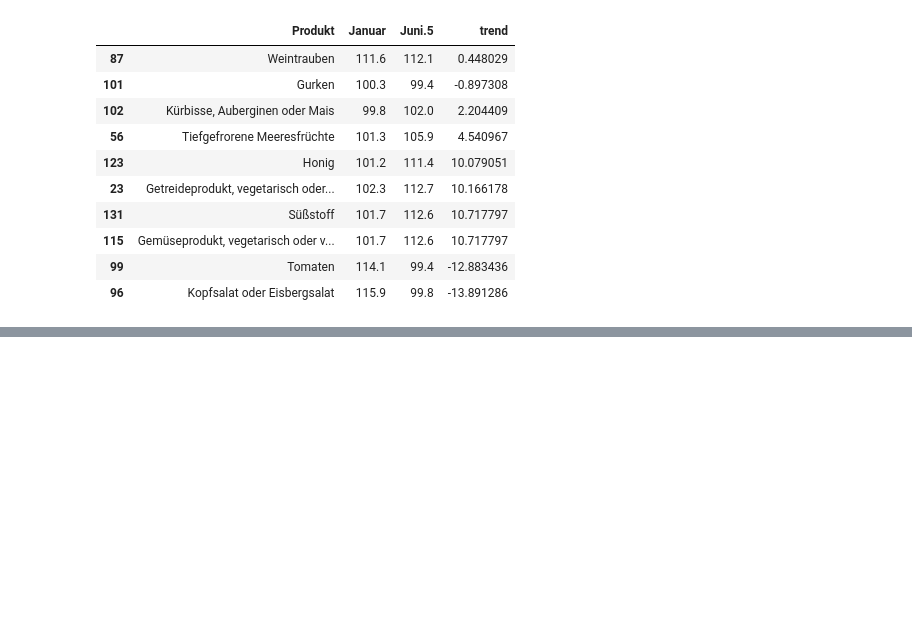
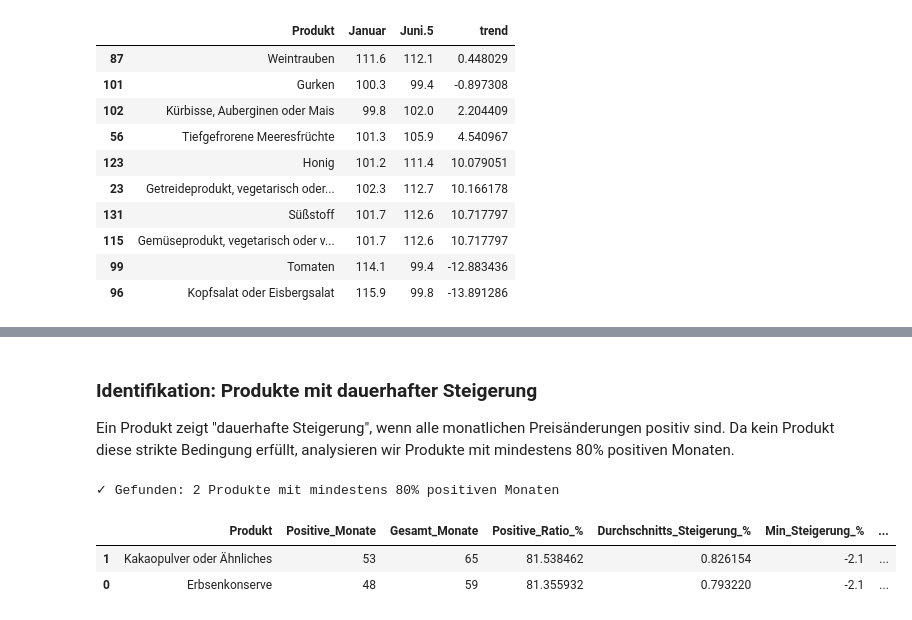
Before and after one commit to radtkedominique/WDS24A_Sem4_Nakou, a Jupyter notebook: EDA.ipynb, the cells around one changed output, grey strips where cells are left out. Cells and saved outputs as stored; diff of their text form; code cells hidden in the pictures; blank space fills up the shorter version.

```diff
--- a/EDA.ipynb
+++ b/EDA.ipynb
@@ -230,0 +270,45 @@ stabilste10
+# %% [markdown]
+### Identifikation: Produkte mit dauerhafter Steigerung
+Ein Produkt zeigt "dauerhafte Steigerung", wenn alle monatlichen Preisänderungen positiv sind.
+Da kein Produkt diese strikte Bedingung erfüllt, analysieren wir Produkte mit mindestens 80% positiven Monaten.
+# %%
+# Produkte mit mindestens 80% positiven Monatswerten finden
+dauerhafte_steigerungen = []
+
+for idx, row in trend_vormonat_df.iterrows():
+    produkt = row['Produkt']
+    if pd.isna(produkt):
+        continue
+
+    # Alle Monatswerte für dieses Produkt
+    werte = row[month_columns]
+
+    # Zähle gültige und positive Werte
+    valid_values = werte.dropna()
+    positive_count = (werte > 0).sum()
+
+    if len(valid_values) > 0:
+        positive_ratio = positive_count / len(valid_values)
+
+        # Kriterium: Mindestens 80% positive Monate
+        if positive_ratio >= 0.8:
+            dauerhafte_steigerungen.append({
+                'Produkt': produkt,
+                'Positive_Monate': positive_count,
+                'Gesamt_Monate': len(valid_values),
+                'Positive_Ratio_%': positive_ratio * 100,
+                'Durchschnitts_Steigerung_%': valid_values.mean(),
+                'Min_Steigerung_%': valid_values.min(),
+                'Max_Steigerung_%': valid_values.max()
+            })
+
+
+dauerhafte_df = pd.DataFrame(dauerhafte_steigerungen).sort_values('Durchschnitts_Steigerung_%', ascending=False)
+
+print(f"✓ Gefunden: {len(dauerhafte_df)} Produkte mit mindestens 80% positiven Monaten\n")
+dauerhafte_df
+# %% [output]
+✓ Gefunden: 2 Produkte mit mindestens 80% positiven Monaten
+|  | Produkt | Positive_Monate | Gesamt_Monate | Positive_Ratio_% | Durchschnitts_Steigerung_% | Min_Steigerung_% | ... |
+| 1 | Kakaopulver oder Ähnliches | 53 | 65 | 81.538462 | 0.826154 | -2.1 | ... |
+| 0 | Erbsenkonserve | 48 | 59 | 81.355932 | 0.793220 | -2.1 | ... |
```
Also changed, not shown: parts of 8 cells of this notebook.
